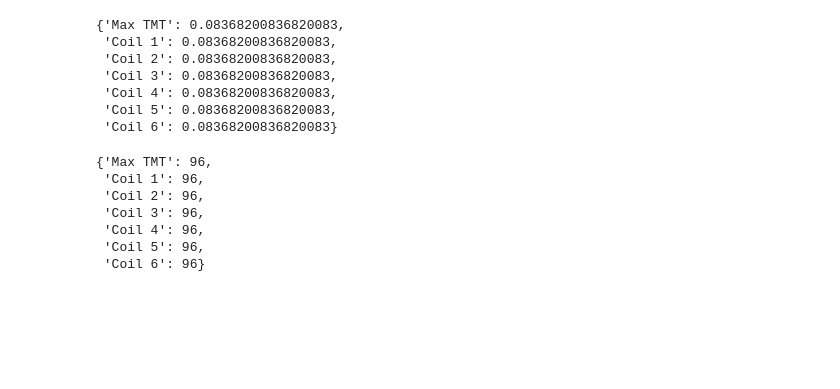
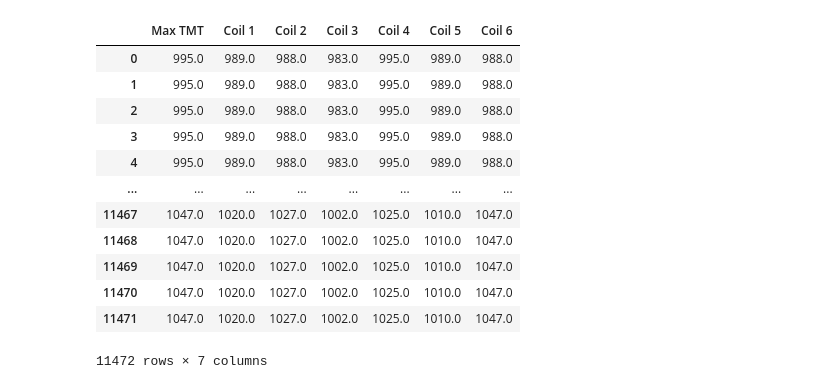
Before and after one commit to SabyasachiBhadra/CAP_106, a Jupyter notebook: CAP_106_Research_Env/TMT_data_Analysis.ipynb, the cells around one changed output. Saved outputs shown, nothing was run; the diff lists cells and outputs as text; code cells hidden in the pictures; blank space fills up the shorter version.

```diff
--- a/CAP_106_Research_Env/TMT_data_Analysis.ipynb
+++ b/CAP_106_Research_Env/TMT_data_Analysis.ipynb
@@ -70,20 +126,20 @@ for i in range(2,df.shape[1]):
+# %%
+df1
+# %% [output]
+|  | Max TMT | Coil 1 | Coil 2 | Coil 3 | Coil 4 | Coil 5 | Coil 6 |
+| 0 | 995.0 | 989.0 | 988.0 | 983.0 | 995.0 | 989.0 | 988.0 |
+| 1 | 995.0 | 989.0 | 988.0 | 983.0 | 995.0 | 989.0 | 988.0 |
+| 2 | 995.0 | 989.0 | 988.0 | 983.0 | 995.0 | 989.0 | 988.0 |
+| 3 | 995.0 | 989.0 | 988.0 | 983.0 | 995.0 | 989.0 | 988.0 |
+| 4 | 995.0 | 989.0 | 988.0 | 983.0 | 995.0 | 989.0 | 988.0 |
+| ... | ... | ... | ... | ... | ... | ... | ... |
+| 11467 | 1047.0 | 1020.0 | 1027.0 | 1002.0 | 1025.0 | 1010.0 | 1047.0 |
+| 11468 | 1047.0 | 1020.0 | 1027.0 | 1002.0 | 1025.0 | 1010.0 | 1047.0 |
+| 11469 | 1047.0 | 1020.0 | 1027.0 | 1002.0 | 1025.0 | 1010.0 | 1047.0 |
+| 11470 | 1047.0 | 1020.0 | 1027.0 | 1002.0 | 1025.0 | 1010.0 | 1047.0 |
+| 11471 | 1047.0 | 1020.0 | 1027.0 | 1002.0 | 1025.0 | 1010.0 | 1047.0 |
+11472 rows × 7 columns
 # %%
-null_values_percent
+# columns to impute
+cols = df1.columns.tolist()
+X = df1[cols]
-# %% [output]
-{'Max TMT': 0.08368200836820083,
- 'Coil 1': 0.08368200836820083,
- 'Coil 2': 0.08368200836820083,
- 'Coil 3': 0.08368200836820083,
- 'Coil 4': 0.08368200836820083,
- 'Coil 5': 0.08368200836820083,
- 'Coil 6': 0.08368200836820083}
-# %%
-null_values_count
-# %% [output]
-{'Max TMT': 96,
- 'Coil 1': 96,
- 'Coil 2': 96,
- 'Coil 3': 96,
- 'Coil 4': 96,
- 'Coil 5': 96,
- 'Coil 6': 96}
```
Also changed, not shown: parts of 28 cells of this notebook, 32 other files.
